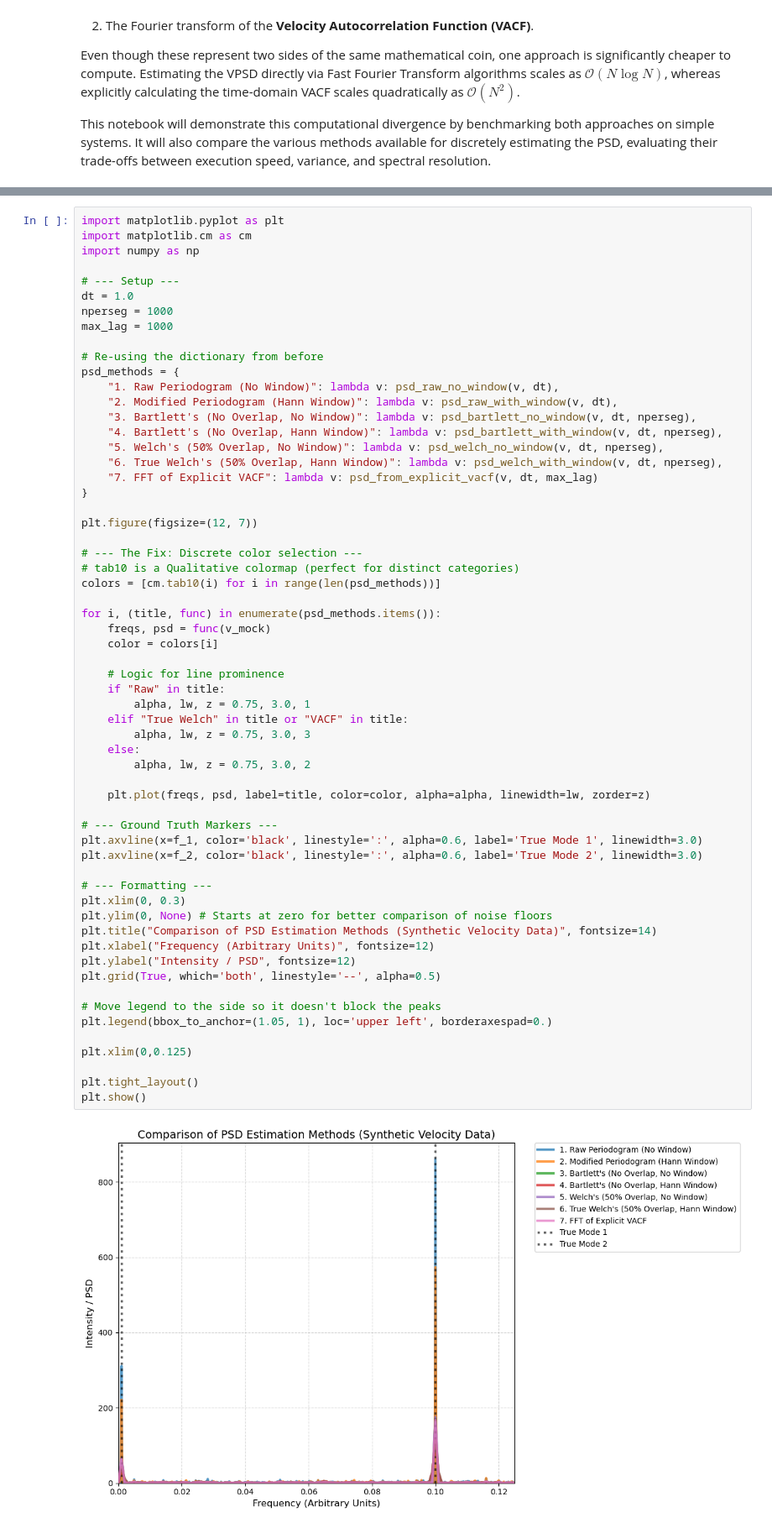
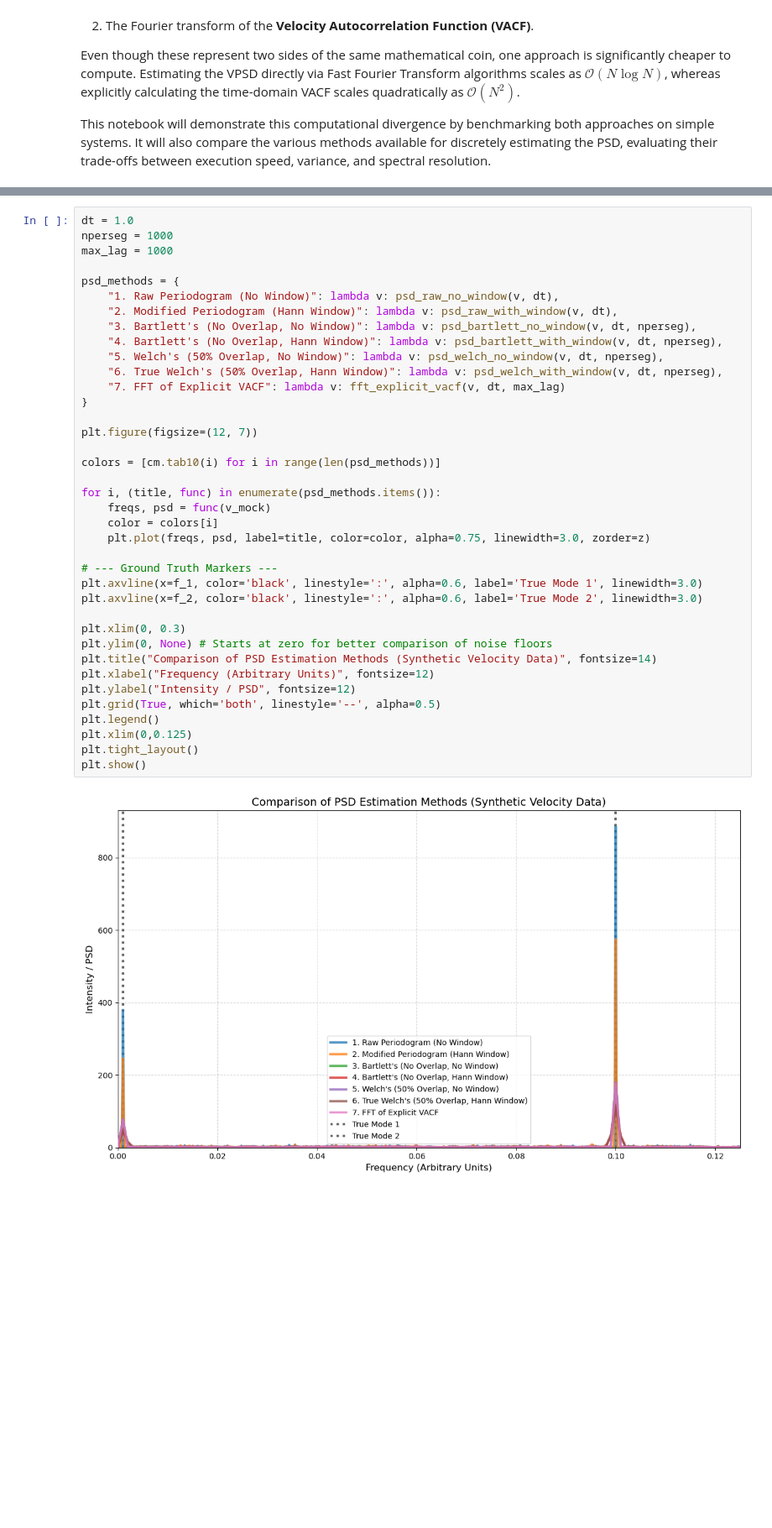
Before and after one commit to juanpamtzc/vdos, a Jupyter notebook: notebooks/02_algorithmic_benchmarking.ipynb, the cells around one changed output, grey strips where cells are left out. Shown at 84% size. Drawn from its saved outputs; the diff is of its cells as text; blank space fills up the shorter version.

```diff
--- a/notebooks/02_algorithmic_benchmarking.ipynb
+++ b/notebooks/02_algorithmic_benchmarking.ipynb
@@ -173,62 +161,40 @@ This visualization clearly demonstrates why the expected value in the PSD defini
 # %%
-import matplotlib.pyplot as plt
-import matplotlib.cm as cm
-import numpy as np
-
-# --- Setup ---
 dt = 1.0
 nperseg = 1000
 max_lag = 1000
 
-# Re-using the dictionary from before
 psd_methods = {
     "1. Raw Periodogram (No Window)": lambda v: psd_raw_no_window(v, dt),
     "2. Modified Periodogram (Hann Window)": lambda v: psd_raw_with_window(v, dt),
     "3. Bartlett's (No Overlap, No Window)": lambda v: psd_bartlett_no_window(v, dt, nperseg),
     "4. Bartlett's (No Overlap, Hann Window)": lambda v: psd_bartlett_with_window(v, dt, nperseg),
     "5. Welch's (50% Overlap, No Window)": lambda v: psd_welch_no_window(v, dt, nperseg),
     "6. True Welch's (50% Overlap, Hann Window)": lambda v: psd_welch_with_window(v, dt, nperseg),
-    "7. FFT of Explicit VACF": lambda v: psd_from_explicit_vacf(v, dt, max_lag)
+    "7. FFT of Explicit VACF": lambda v: fft_explicit_vacf(v, dt, max_lag)
 }
 
 plt.figure(figsize=(12, 7))
 
-# --- The Fix: Discrete color selection ---
-# tab10 is a Qualitative colormap (perfect for distinct categories)
 colors = [cm.tab10(i) for i in range(len(psd_methods))]
 
 for i, (title, func) in enumerate(psd_methods.items()):
     freqs, psd = func(v_mock)
     color = colors[i]
-
-    # Logic for line prominence
-    if "Raw" in title:
-        alpha, lw, z = 0.75, 3.0, 1
-    elif "True Welch" in title or "VACF" in title:
-        alpha, lw, z = 0.75, 3.0, 3
-    else:
-        alpha, lw, z = 0.75, 3.0, 2
-
-    plt.plot(freqs, psd, label=title, color=color, alpha=alpha, linewidth=lw, zorder=z)
+    plt.plot(freqs, psd, label=title, color=color, alpha=0.75, linewidth=3.0, zorder=z)
 
 # --- Ground Truth Markers ---
 plt.axvline(x=f_1, color='black', linestyle=':', alpha=0.6, label='True Mode 1', linewidth=3.0)
 plt.axvline(x=f_2, color='black', linestyle=':', alpha=0.6, label='True Mode 2', linewidth=3.0)
 
-# --- Formatting ---
 plt.xlim(0, 0.3)
 plt.ylim(0, None) # Starts at zero for better comparison of noise floors
 plt.title("Comparison of PSD Estimation Methods (Synthetic Velocity Data)", fontsize=14)
 plt.xlabel("Frequency (Arbitrary Units)", fontsize=12)
 plt.ylabel("Intensity / PSD", fontsize=12)
 plt.grid(True, which='both', linestyle='--', alpha=0.5)
-
-# Move legend to the side so it doesn't block the peaks
-plt.legend(bbox_to_anchor=(1.05, 1), loc='upper left', borderaxespad=0.)
-
+plt.legend()
 plt.xlim(0,0.125)
-
 plt.tight_layout()
 plt.show()
 # %% [output]
-[figure, old version]
+[figure, new version]
```
Also changed, not shown: parts of 8 cells of this notebook.
